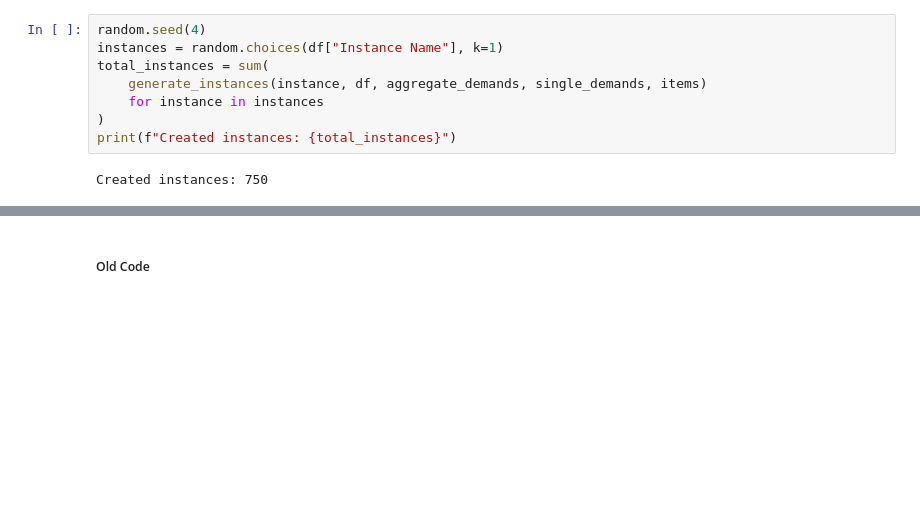
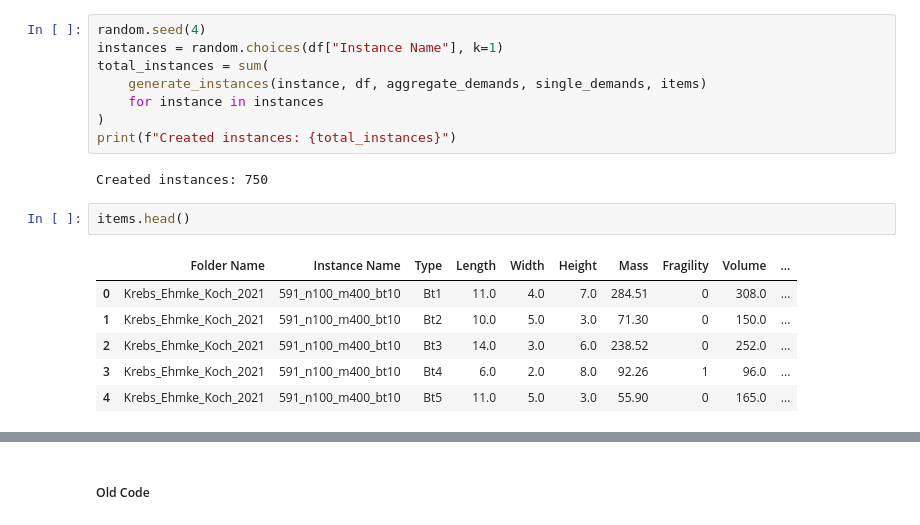
Before and after one commit to MxHbm/Analysis_Instances, a Jupyter notebook: create_route_instances.ipynb, the cells around one changed output, grey strips where cells are left out. Drawn from its saved outputs; the diff is of its cells as text; blank space fills up the shorter version.

```diff
--- a/create_route_instances.ipynb
+++ b/create_route_instances.ipynb
@@ -31,3 +59,12 @@ total_instances = sum(
 print(f"Created instances: {total_instances}")
 # %% [output]
 Created instances: 750
+# %%
+items.head()
+# %% [output]
+|  | Folder Name | Instance Name | Type | Length | Width | Height | Mass | Fragility | Volume | ... |
+| 0 | Krebs_Ehmke_Koch_2021 | 591_n100_m400_bt10 | Bt1 | 11.0 | 4.0 | 7.0 | 284.51 | 0 | 308.0 | ... |
+| 1 | Krebs_Ehmke_Koch_2021 | 591_n100_m400_bt10 | Bt2 | 10.0 | 5.0 | 3.0 | 71.30 | 0 | 150.0 | ... |
+| 2 | Krebs_Ehmke_Koch_2021 | 591_n100_m400_bt10 | Bt3 | 14.0 | 3.0 | 6.0 | 238.52 | 0 | 252.0 | ... |
+| 3 | Krebs_Ehmke_Koch_2021 | 591_n100_m400_bt10 | Bt4 | 6.0 | 2.0 | 8.0 | 92.26 | 1 | 96.0 | ... |
+| 4 | Krebs_Ehmke_Koch_2021 | 591_n100_m400_bt10 | Bt5 | 11.0 | 5.0 | 3.0 | 55.90 | 0 | 165.0 | ... |
```
Also changed, not shown: parts of 7 cells of this notebook, 2 other files.
